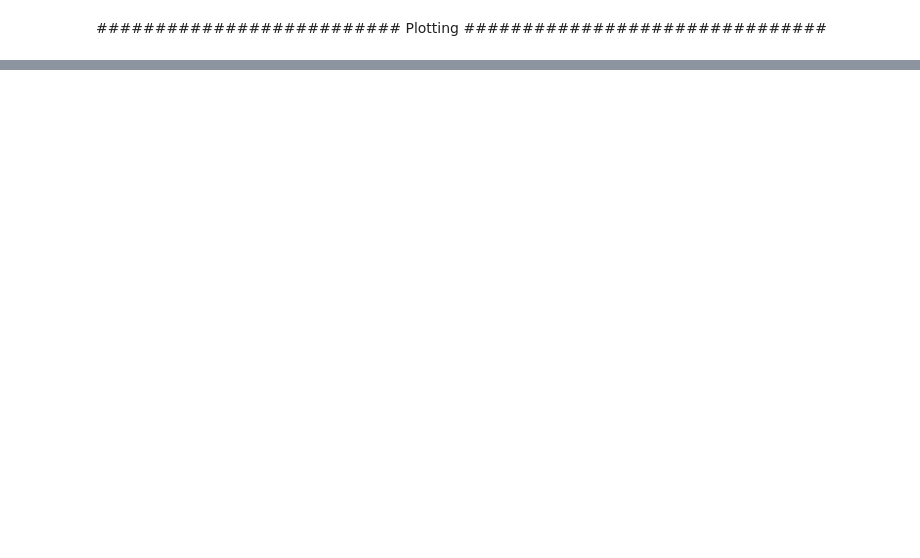
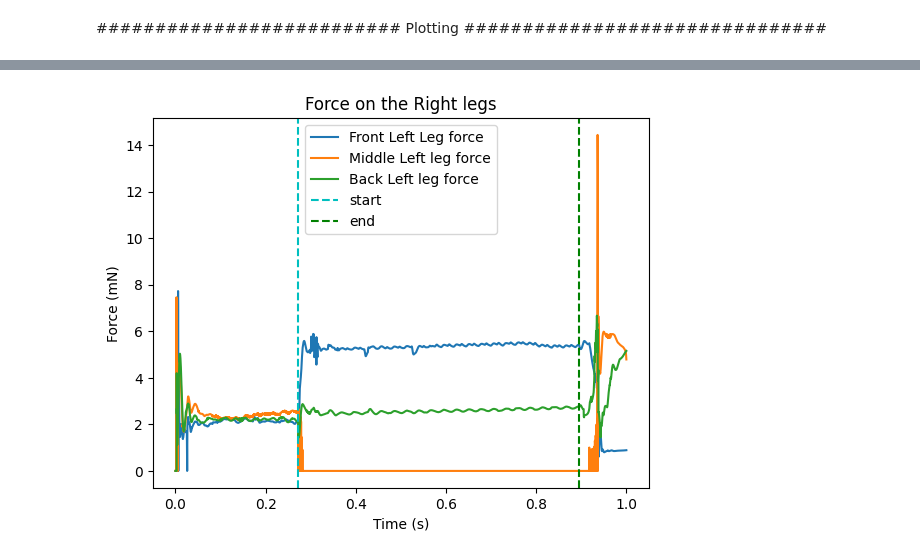
Before and after one commit to rinoago/mouche, a Jupyter notebook: main.ipynb, the cells around one changed output, grey strips where cells are left out. Cells and saved outputs as stored; diff of their text form; code cells hidden in the pictures; blank space fills up the shorter version.

```diff
--- a/main.ipynb
+++ b/main.ipynb
@@ -56,7 +56,7 @@ def scenario(start_postion=0):
             return pos, orien_fwd
 # %%
 ########################## Choose the desired scenario ###############################
-scenario_fly1=3
+scenario_fly1=0
 # %%
 ########################## Camera and fly initialization ###############################
 
@@ -587,27 +593,29 @@ plt.show()
 # %%
 time_points = np.arange(0, run_time, timestep)
 
 joint_forces = np.array(joint_forces)
-plt.plot(time_points[0:12000], joint_forces[0:12000, 19, 2], label='Front Left Leg force')
-plt.plot(time_points[0:12000], joint_forces[0:12000, 24, 2], label='Middle Left leg force')
-plt.plot(time_points[0:12000], joint_forces[0:12000, 29, 2], label='Back Left leg force')
+plt.plot(time_points[0:12000], total_force_19, label='Front Left Leg force')
+plt.plot(time_points[0:12000], total_force_24, label='Middle Left leg force')
+plt.plot(time_points[0:12000], total_force_29, label='Back Left leg force')
 
 # Add a threshold line
 # threshold = 8
 # plt.axhline(y=threshold, color='r', linestyle='--', label='Threshold')
 plt.axvline(x=start_id*timestep, color='c', linestyle='--', label='start')
 plt.axvline(x=end_id*timestep, color='g', linestyle='--', label='end')
 
 # Add labels and legend
 plt.xlabel('Time (s)')
-plt.ylabel('Force (N)')
+plt.ylabel('Force (mN)')
 plt.title('Force on the Right legs')
 plt.legend()
 
 # Save the plot in the folder
 file_path = os.path.join(folder_path, 'Right_force.png')
 plt.savefig(file_path)
 
 # Show the plot
 plt.show()
+# %% [output]
+[figure, added]
 # %%
```
Also changed, not shown: parts of 30 cells of this notebook, 2 other files.
